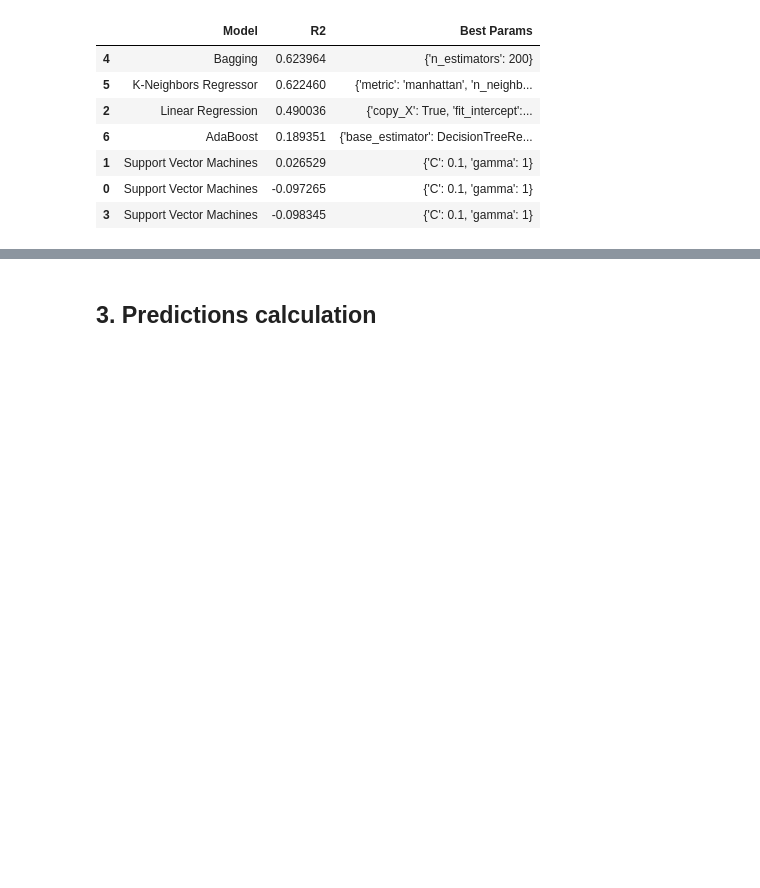
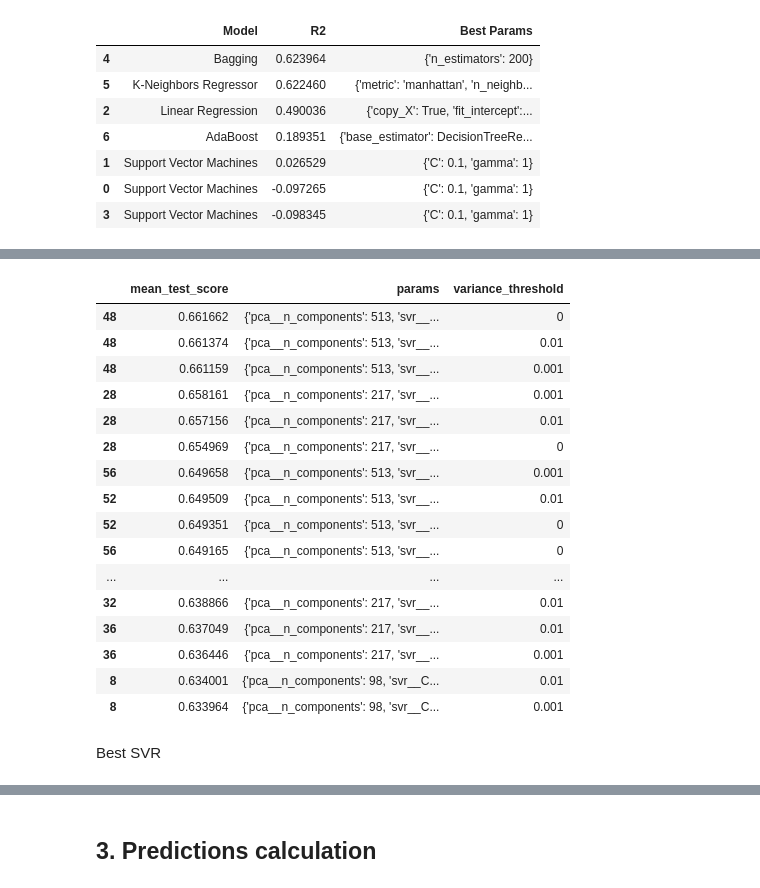
Before and after one commit to AntunesCSR/ML_Group_Projects, a Jupyter notebook: HA3/HA3.ipynb, the cells around one changed output, grey strips where cells are left out. Cells and saved outputs as stored; diff of their text form; code cells hidden in the pictures; blank space fills up the shorter version.

```diff
--- a/HA3/HA3.ipynb
+++ b/HA3/HA3.ipynb
@@ -1063,0 +1194,43 @@ results_hyperparam.sort_values(by=['R2'], ascending=False)
+# %%
+variance_thresholds = [0, 0.001, 0.01, 0.1]
+
+
+param_grid = {
+    'pca__n_components': [98, 217, 513],
+    'svr__C': [0.01, 0.1, 1, 10, 100],
+    'svr__gamma': [0.01, 0.1, 1, 10]
+}
+
+
+svm_results_df = pd.DataFrame(columns=['mean_test_score', 'params', 'variance_threshold'])
+
+
+for variance_threshold in variance_thresholds:
+
+    X = X_train_df.drop(X_train_df.var()[X_train_df.var() < variance_threshold].index.values, axis=1)
+    y = Y_train_df
+
+    preprocessor = ColumnTransformer(
+        transformers=[
+            # Apply scaling only to non-binary columns
+            ('numeric', PowerTransformer(), X.columns.difference(binary_columns))
+        ],
+        remainder='passthrough'  # Include binary columns without scaling
+    )
+
+    # Create the pipeline
+    pipeline = Pipeline([
+        ('preprocessor', preprocessor),
+        ('pca', PCA()),
+        ('svr', SVR())
+    ])
+
+    grid_search_svr = GridSearchCV(pipeline, param_grid, cv=5, scoring='r2', verbose=3, n_jobs=-1)
+    grid_search_svr.fit(X, y)
+
+    tmp_df = show_grid_search_scores(grid_search_svr)
+    tmp_df['variance_threshold'] = variance_threshold
+
+    svm_results_df = pd.concat([svm_results_df, tmp_df])
+
+svm_results_df.sort_values(by='mean_test_score', ascending=False)
@@ -1063,0 +1255,22 @@ results_hyperparam.sort_values(by=['R2'], ascending=False)
+# %%
+svm_results_df.sort_values(by='mean_test_score', ascending=False).head(20)
+# %% [output]
+|  | mean_test_score | params | variance_threshold |
+| 48 | 0.661662 | {'pca__n_components': 513, 'svr__... | 0 |
+| 48 | 0.661374 | {'pca__n_components': 513, 'svr__... | 0.01 |
+| 48 | 0.661159 | {'pca__n_components': 513, 'svr__... | 0.001 |
+| 28 | 0.658161 | {'pca__n_components': 217, 'svr__... | 0.001 |
+| 28 | 0.657156 | {'pca__n_components': 217, 'svr__... | 0.01 |
+| 28 | 0.654969 | {'pca__n_components': 217, 'svr__... | 0 |
+| 56 | 0.649658 | {'pca__n_components': 513, 'svr__... | 0.001 |
+| 52 | 0.649509 | {'pca__n_components': 513, 'svr__... | 0.01 |
+| 52 | 0.649351 | {'pca__n_components': 513, 'svr__... | 0 |
+| 56 | 0.649165 | {'pca__n_components': 513, 'svr__... | 0 |
+| ... | ... | ... | ... |
+| 32 | 0.638866 | {'pca__n_components': 217, 'svr__... | 0.01 |
+| 36 | 0.637049 | {'pca__n_components': 217, 'svr__... | 0.01 |
+| 36 | 0.636446 | {'pca__n_components': 217, 'svr__... | 0.001 |
+| 8 | 0.634001 | {'pca__n_components': 98, 'svr__C... | 0.01 |
+| 8 | 0.633964 | {'pca__n_components': 98, 'svr__C... | 0.001 |
+# %% [markdown]
+Best SVR
```
Also changed, not shown: parts of 28 cells of this notebook, 1 other file.
